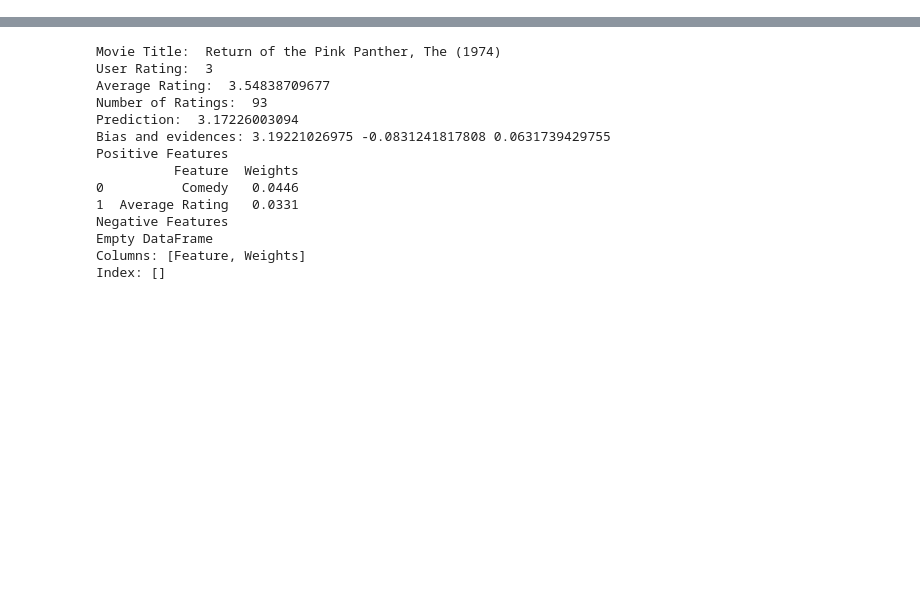
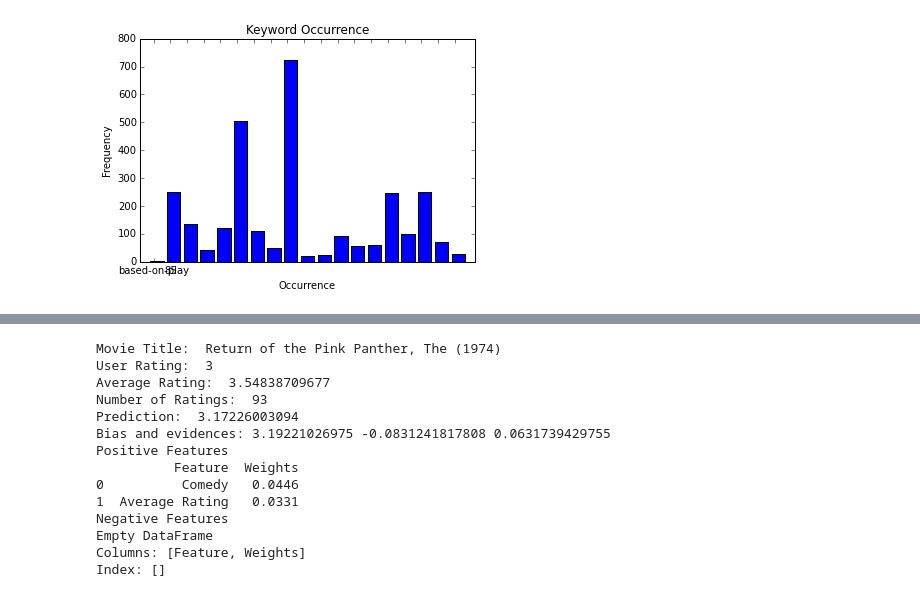
Before and after one commit to n-getty/TransparentRec, a Jupyter notebook: TransparentRec.ipynb, the cells around one changed output, grey strips where cells are left out. Cells and saved outputs as stored; diff of their text form; code cells hidden in the pictures; blank space fills up the shorter version.

```diff
--- a/TransparentRec.ipynb
+++ b/TransparentRec.ipynb
@@ -6,0 +49,20 @@ from Classifiers import TransparentRidge
+# %%
+# Top 20 Keyword Distribution
+keyword_matrix = np.genfromtxt('postprocessed-data/keywords_matrix', delimiter=',', dtype=int)
+keywords = np.genfromtxt('postprocessed-data/keyword_list', dtype=str)
+com = np.column_stack((keywords, np.sum(keyword_matrix, axis=0)))
+com = com[np.argsort(np.argsort(com[:, 1]))][::-1]
+com = com[range(0,20)]
+his = np.histogram(x, bins = range(0,20))
+fig, ax = plt.subplots()
+offset = -.2
+plt.bar(his[1][1:],x,align='center')
+ax.set_xticks(his[1][1:] + offset)
+ax.set_xticklabels((list(com[0])))
+locs, labels = plt.xticks()
+plt.title("Keyword Occurrence")
+plt.xlabel("Occurrence")
+plt.ylabel("Frequency")
+plt.show()
+# %% [output]
+[figure, added]
```
Also changed, not shown: parts of 16 cells of this notebook, 1 other file.
